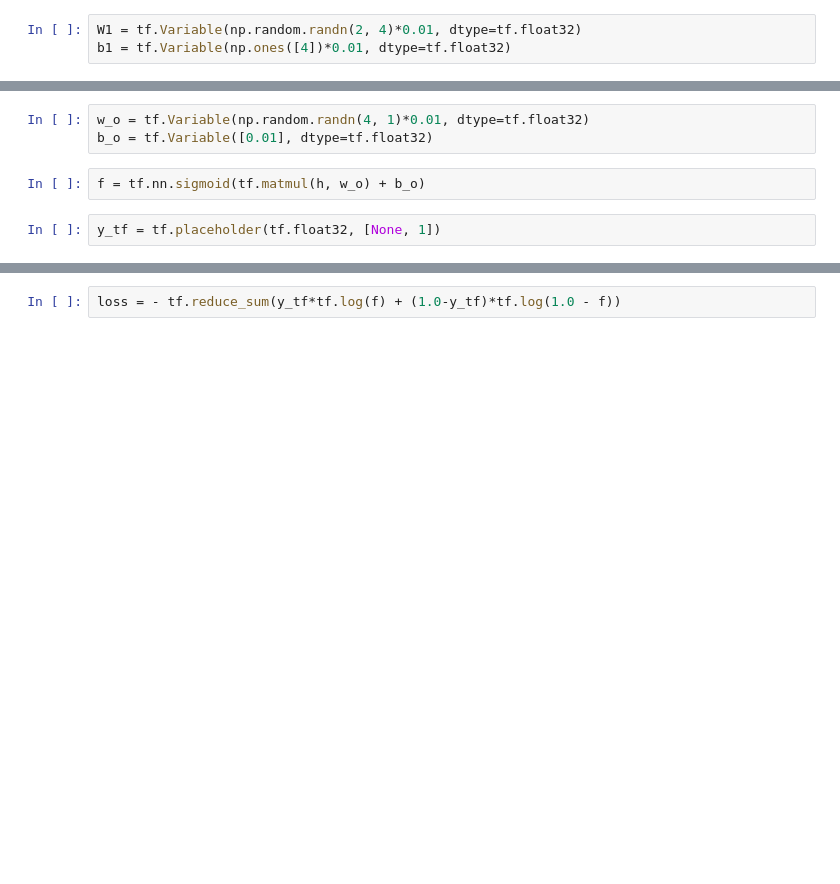
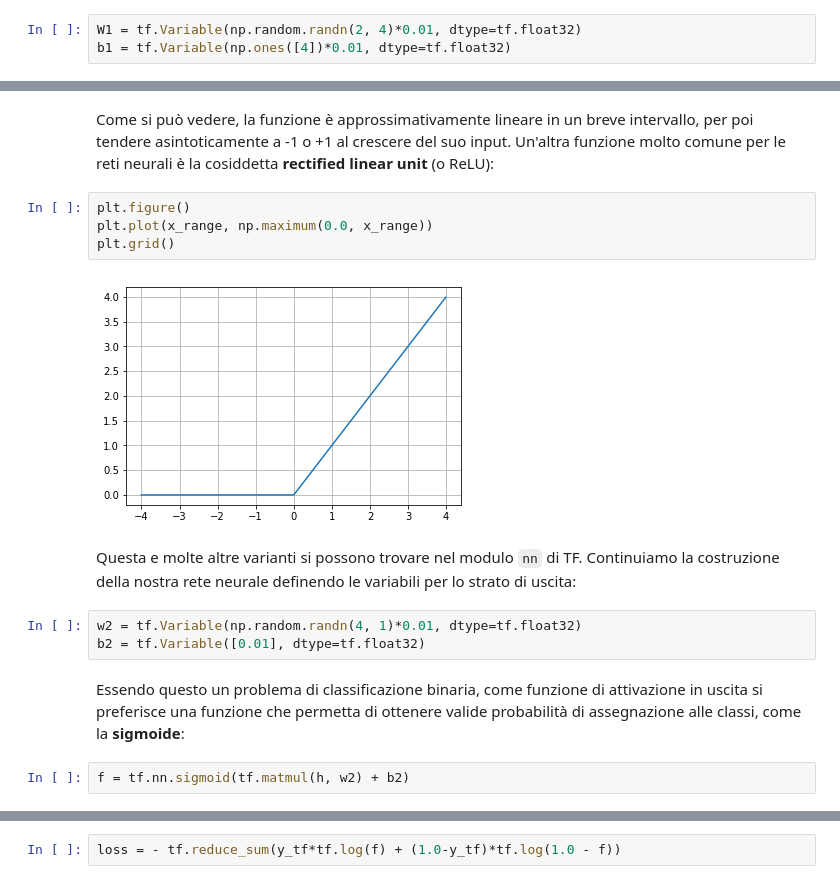
Before and after one commit to ispamm/tensorflow-tutorial, a Jupyter notebook: 1-Reti-neurali-feedforward.ipynb, the cells around one changed output, grey strips where cells are left out. Drawn from its saved outputs; the diff is of its cells as text; blank space fills up the shorter version.

```diff
--- a/1-Reti-neurali-feedforward.ipynb
+++ b/1-Reti-neurali-feedforward.ipynb
@@ -26,7 +92,17 @@ h = tf.nn.tanh(tf.matmul(X_tf, W) + b)
+# %% [markdown]
+Come si può vedere, la funzione è approssimativamente lineare in un breve intervallo, per poi tendere asintoticamente a -1 o +1 al crescere del suo input. Un'altra funzione molto comune per le reti neurali è la cosiddetta **rectified linear unit** (o ReLU):
+# %%
+plt.figure()
+plt.plot(x_range, np.maximum(0.0, x_range))
+plt.grid()
+# %% [output]
+[figure, added]
+# %% [markdown]
+Questa e molte altre varianti si possono trovare nel modulo <code>nn</code> di TF. Continuiamo la costruzione della nostra rete neurale definendo le variabili per lo strato di uscita:
 # %%
-w_o = tf.Variable(np.random.randn(4, 1)*0.01, dtype=tf.float32)
-b_o = tf.Variable([0.01], dtype=tf.float32)
+w2 = tf.Variable(np.random.randn(4, 1)*0.01, dtype=tf.float32)
+b2 = tf.Variable([0.01], dtype=tf.float32)
+# %% [markdown]
+Essendo questo un problema di classificazione binaria, come funzione di attivazione in uscita si preferisce una funzione che permetta di ottenere valide probabilità di assegnazione alle classi, come la **sigmoide**:
 # %%
-f = tf.nn.sigmoid(tf.matmul(h, w_o) + b_o)
+f = tf.nn.sigmoid(tf.matmul(h, w2) + b2)
-# %%
-y_tf = tf.placeholder(tf.float32, [None, 1])
```
Also changed, not shown: parts of 67 cells of this notebook, 2 other files.
